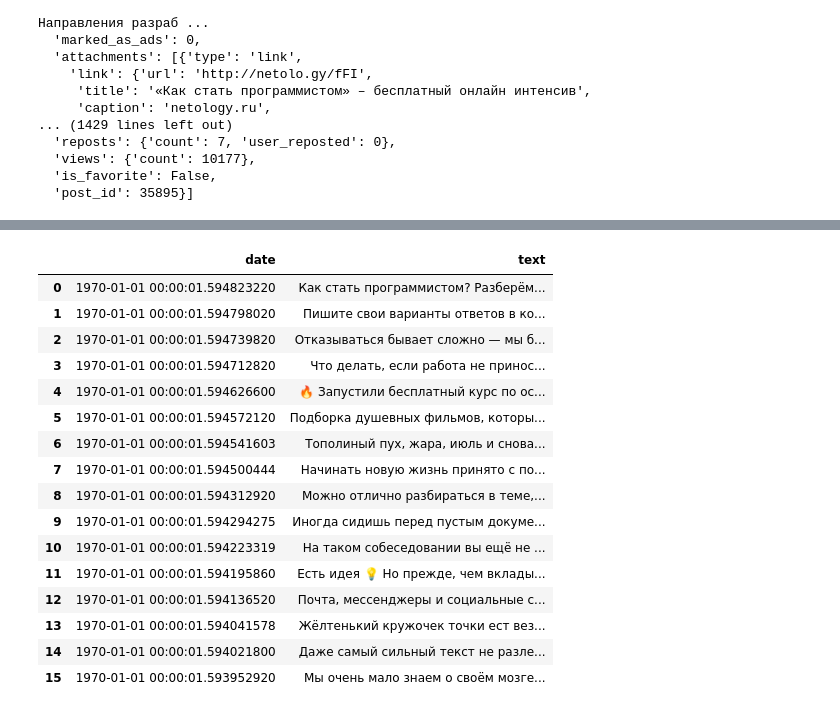
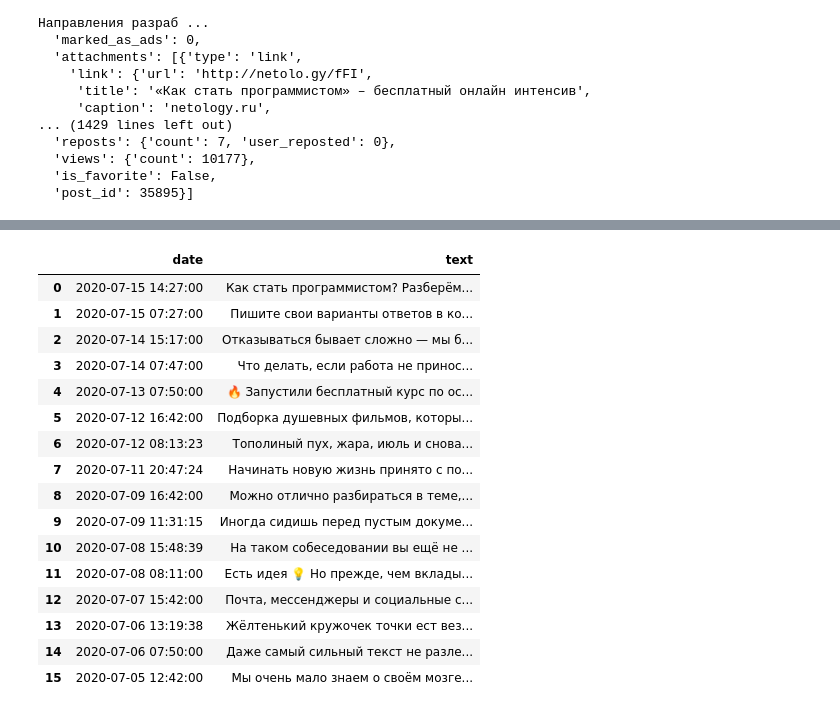
Before and after one commit to gsotsky/pyda9dz, a Jupyter notebook: pyda9dz_scraping.ipynb, the cells around one changed output, grey strips where cells are left out. Cells and saved outputs as stored; diff of their text form; code cells hidden in the pictures.

```diff
--- a/pyda9dz_scraping.ipynb
+++ b/pyda9dz_scraping.ipynb
@@ -219,7 +219,7 @@ TOKEN = УДАЛЯЙТЕ В ВЕРСИИ ДЛЯ ПРОВЕРКИ, НА GITHUB Н
 В итоге должен формироваться датафрейм со столбцами: <дата поста> - <текст поста>.
 # %%
 NEWSFEED_REQUEST = 'https://api.vk.com/method/newsfeed.get?'
-TOKEN = 'DELETED'
+TOKEN = 'del'
 VERSION = '5.120'
 FILTERS = 'post'
 SOURCE_ID = '-30159897'
@@ -264,24 +264,24 @@ vk.head(1)
 |  | can_doubt_category | can_set_category | type | source_id | date | post_type | text | marked_as_ads | ... |
 | 0 | False | False | post | -30159897 | 1594823220 | post | Как стать программистом? Разберём... | 0 | ... |
 # %%
-vk['date'] = pd.to_datetime(vk['date'], format='%Y-%m-%d')
+vk['date'] = pd.to_datetime(vk['date'], unit='s')
 vk = vk.loc[:, ['date', 'text']]
 vk
 # %% [output]
 |  | date | text |
-| 0 | 1970-01-01 00:00:01.594823220 | Как стать программистом? Разберём... |
-| 1 | 1970-01-01 00:00:01.594798020 | Пишите свои варианты ответов в ко... |
-| 2 | 1970-01-01 00:00:01.594739820 | Отказываться бывает сложно — мы б... |
-| 3 | 1970-01-01 00:00:01.594712820 | Что делать, если работа не принос... |
-| 4 | 1970-01-01 00:00:01.594626600 | 🔥 Запустили бесплатный курс по ос... |
-| 5 | 1970-01-01 00:00:01.594572120 | Подборка душевных фильмов, которы... |
-| 6 | 1970-01-01 00:00:01.594541603 | Тополиный пух, жара, июль и снова... |
-| 7 | 1970-01-01 00:00:01.594500444 | Начинать новую жизнь принято с по... |
-| 8 | 1970-01-01 00:00:01.594312920 | Можно отлично разбираться в теме,... |
-| 9 | 1970-01-01 00:00:01.594294275 | Иногда сидишь перед пустым докуме... |
-| 10 | 1970-01-01 00:00:01.594223319 | На таком собеседовании вы ещё не ... |
-| 11 | 1970-01-01 00:00:01.594195860 | Есть идея 💡 Но прежде, чем вклады... |
-| 12 | 1970-01-01 00:00:01.594136520 | Почта, мессенджеры и социальные с... |
-| 13 | 1970-01-01 00:00:01.594041578 | Жёлтенький кружочек точки ест вез... |
-| 14 | 1970-01-01 00:00:01.594021800 | Даже самый сильный текст не разле... |
-| 15 | 1970-01-01 00:00:01.593952920 | Мы очень мало знаем о своём мозге... |
+| 0 | 2020-07-15 14:27:00 | Как стать программистом? Разберём... |
+| 1 | 2020-07-15 07:27:00 | Пишите свои варианты ответов в ко... |
+| 2 | 2020-07-14 15:17:00 | Отказываться бывает сложно — мы б... |
+| 3 | 2020-07-14 07:47:00 | Что делать, если работа не принос... |
+| 4 | 2020-07-13 07:50:00 | 🔥 Запустили бесплатный курс по ос... |
+| 5 | 2020-07-12 16:42:00 | Подборка душевных фильмов, которы... |
+| 6 | 2020-07-12 08:13:23 | Тополиный пух, жара, июль и снова... |
+| 7 | 2020-07-11 20:47:24 | Начинать новую жизнь принято с по... |
+| 8 | 2020-07-09 16:42:00 | Можно отлично разбираться в теме,... |
+| 9 | 2020-07-09 11:31:15 | Иногда сидишь перед пустым докуме... |
+| 10 | 2020-07-08 15:48:39 | На таком собеседовании вы ещё не ... |
+| 11 | 2020-07-08 08:11:00 | Есть идея 💡 Но прежде, чем вклады... |
+| 12 | 2020-07-07 15:42:00 | Почта, мессенджеры и социальные с... |
+| 13 | 2020-07-06 13:19:38 | Жёлтенький кружочек точки ест вез... |
+| 14 | 2020-07-06 07:50:00 | Даже самый сильный текст не разле... |
+| 15 | 2020-07-05 12:42:00 | Мы очень мало знаем о своём мозге... |
```
Also changed, not shown: parts of 3 cells of this notebook.
